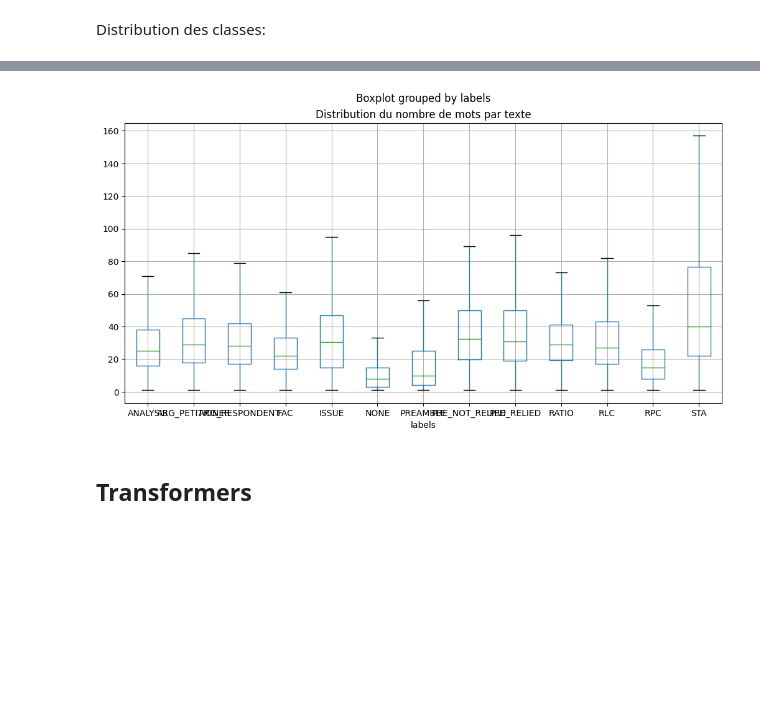
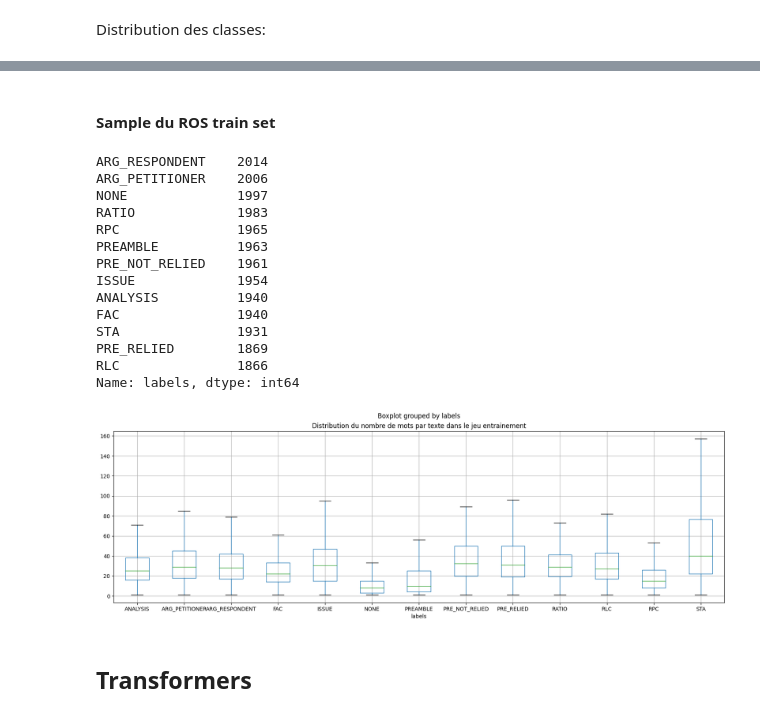
Before and after one commit to MangoHiller/Projet_SemEval2023_ATAL, a Jupyter notebook: LegalEval_Transformers.ipynb, the cells around one changed output, grey strips where cells are left out. Drawn from its saved outputs; the diff is of its cells as text; code cells hidden in the pictures; blank space fills up the shorter version.

Commit message:
update transformers noteboo, with training and eval and data-augmetation, minnor chages in feature-baseline notebook

```diff
--- a/LegalEval_Transformers.ipynb
+++ b/LegalEval_Transformers.ipynb
@@ -4,0 +5,5 @@ ROOT = os.path.abspath('')
+# %%
+# Colab Drive
+from google.colab import drive
+drive.mount('/content/drive')
+ROOT = '/content/drive/MyDrive/Colab Notebooks/Tache SemEval/Projet_SemEval2023_ATAL/'
@@ -116,0 +179,2 @@ Name: count, dtype: int64
+# %% [markdown]
+#### Sample du ROS train set
@@ -117,11 +183,28 @@ Name: count, dtype: int64
+# %%
+print(Random_Over_Sample_train_df_Sample["labels"].value_counts())
+# %% [output]
+ARG_RESPONDENT    2014
+ARG_PETITIONER    2006
+NONE              1997
+RATIO             1983
+RPC               1965
+PREAMBLE          1963
+PRE_NOT_RELIED    1961
+ISSUE             1954
+ANALYSIS          1940
+FAC               1940
+STA               1931
+PRE_RELIED        1869
+RLC               1866
+Name: labels, dtype: int64
 # %%
 #estimation de la longueur des textes
 train_df['mots_par_texte'] = train_df['text'].apply(lambda x: len(x.split()))
-train_df.boxplot(column='mots_par_texte', by='labels', figsize=(12, 6), showfliers=False)
-plt.title('Distribution du nombre de mots par texte')
+train_df.boxplot(column='mots_par_texte', by='labels', figsize=(20, 6), showfliers=False)
+plt.title('Distribution du nombre de mots par texte dans le jeu entrainement')
 plt.show()
 # %% [output]
-[figure, old version]
+[figure, new version]
 # %% [markdown]
 ## Transformers
 # %%
```
Also changed, not shown: parts of 53 cells of this notebook, 2 other files.
